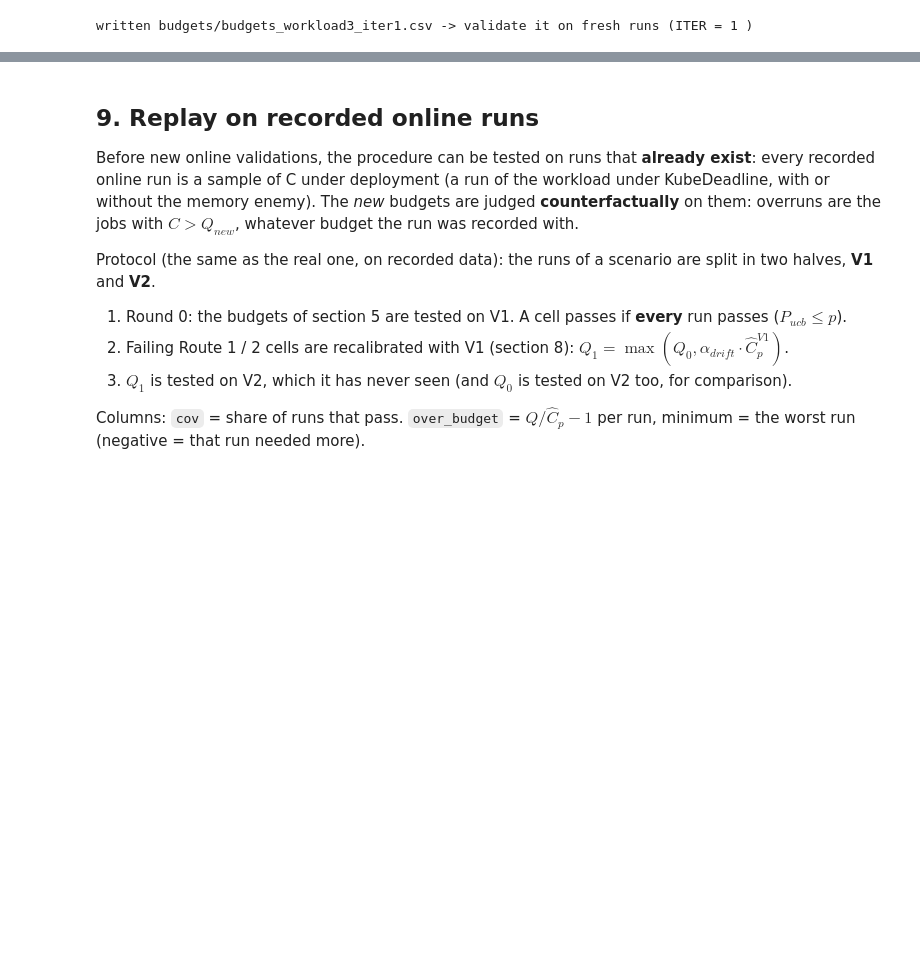
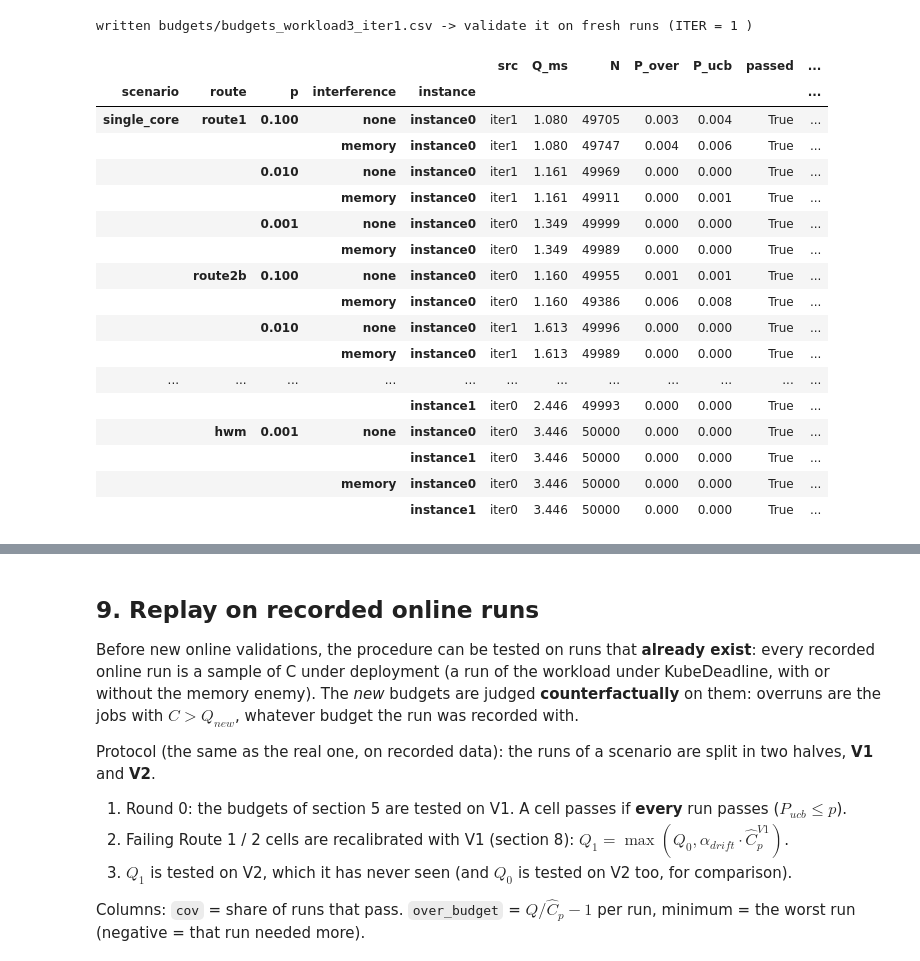
Before and after one commit to pippi2802/GraduationProject, a Jupyter notebook: research-questions/RQ2/analysis_procedure2/analysis_workload3.ipynb, the cells around one changed output, grey strips where cells are left out. Saved outputs shown, nothing was run; the diff lists cells and outputs as text; code cells hidden in the pictures; blank space fills up the shorter version.

Commit message:
add: validations iter0 procedure p2 on wokrload1 video

```diff
--- a/research-questions/RQ2/analysis_procedure2/analysis_workload3.ipynb
+++ b/research-questions/RQ2/analysis_procedure2/analysis_workload3.ipynb
@@ -833,3 +833,44 @@ else:
 |  |  | 0.010 | 1.206 | recalibrate | 1.578 | 1.022 | 1.613 | 1.337 |
 |  |  | 0.100 | 1.160 | keep (passed) | NaN | NaN | NaN | NaN |
 written budgets/budgets_workload3_iter1.csv -> validate it on fresh runs (ITER = 1 )
+# %%
+ITER0_RES = ROOT / "validation_p2" / "iter0" / "results"
+ITER1_RES = ROOT / "validation_p2" / "iter1" / "results"
+B1 = pd.read_csv(ROOT / "validation_p2" / "iter1" / "budgets.csv", dtype={"p": str})
+
+rows = []
+for _, b in B1.iterrows():
+    is_hwm = b.route == "hwm"
+    p = HWM_P if is_hwm else float(b.p)
+    for interf in INTERFERENCES:
+        sub = f"{b.scenario}/{b.route}/{'all' if is_hwm else ptag(p)}_{interf}"
+        for inst in SCENARIOS[b.scenario]:
+            f1, f0 = ITER1_RES / sub / f"{inst}.csv", ITER0_RES / sub / f"{inst}.csv"
+            src, f = ("iter1", f1) if f1.exists() else ("iter0", f0)
+            if f.exists():
+                row, c = online_row(read_run(f), b.runtime_us / 1000, p)
+                rows.append(dict(scenario=b.scenario, route=b.route, p=p, interference=interf,
+                                instance=inst, src=src, Q_ms=b.runtime_us / 1000, **row))
+v1 = pd.DataFrame(rows)
+
+# 1) every run, iter1 budgets
+display(v1.set_index(["scenario", "route", "p", "interference", "instance"]).round(4))
+# %% [output]
+|  |  |  |  |  | src | Q_ms | N | P_over | P_ucb | passed | ... |
+| scenario | route | p | interference | instance |  |  |  |  |  |  | ... |
+| single_core | route1 | 0.100 | none | instance0 | iter1 | 1.080 | 49705 | 0.003 | 0.004 | True | ... |
+|  |  |  | memory | instance0 | iter1 | 1.080 | 49747 | 0.004 | 0.006 | True | ... |
+|  |  | 0.010 | none | instance0 | iter1 | 1.161 | 49969 | 0.000 | 0.000 | True | ... |
+|  |  |  | memory | instance0 | iter1 | 1.161 | 49911 | 0.000 | 0.001 | True | ... |
+|  |  | 0.001 | none | instance0 | iter0 | 1.349 | 49999 | 0.000 | 0.000 | True | ... |
+|  |  |  | memory | instance0 | iter0 | 1.349 | 49989 | 0.000 | 0.000 | True | ... |
+|  | route2b | 0.100 | none | instance0 | iter0 | 1.160 | 49955 | 0.001 | 0.001 | True | ... |
+|  |  |  | memory | instance0 | iter0 | 1.160 | 49386 | 0.006 | 0.008 | True | ... |
+|  |  | 0.010 | none | instance0 | iter1 | 1.613 | 49996 | 0.000 | 0.000 | True | ... |
+|  |  |  | memory | instance0 | iter1 | 1.613 | 49989 | 0.000 | 0.000 | True | ... |
+| ... | ... | ... | ... | ... | ... | ... | ... | ... | ... | ... | ... |
+|  |  |  |  | instance1 | iter0 | 2.446 | 49993 | 0.000 | 0.000 | True | ... |
+|  | hwm | 0.001 | none | instance0 | iter0 | 3.446 | 50000 | 0.000 | 0.000 | True | ... |
+|  |  |  |  | instance1 | iter0 | 3.446 | 50000 | 0.000 | 0.000 | True | ... |
+|  |  |  | memory | instance0 | iter0 | 3.446 | 50000 | 0.000 | 0.000 | True | ... |
+|  |  |  |  | instance1 | iter0 | 3.446 | 50000 | 0.000 | 0.000 | True | ... |
```
Also changed, not shown: parts of 2 cells of this notebook, 9 other files.
